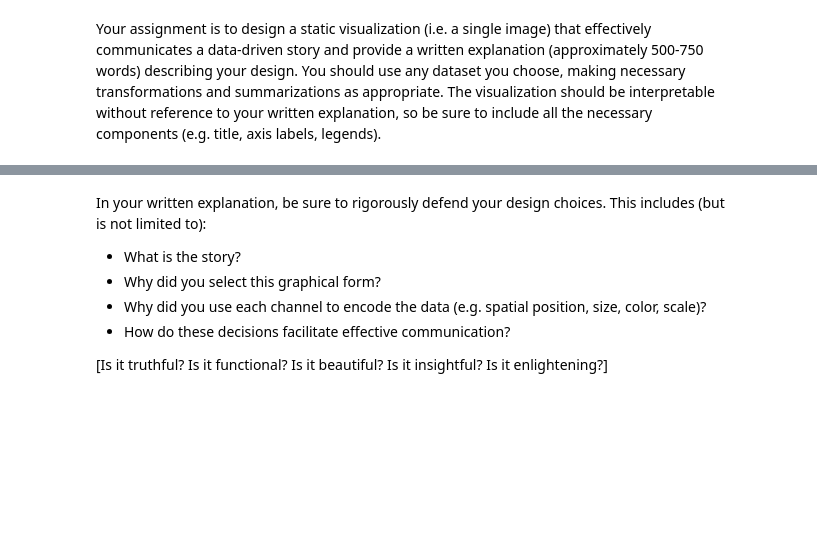
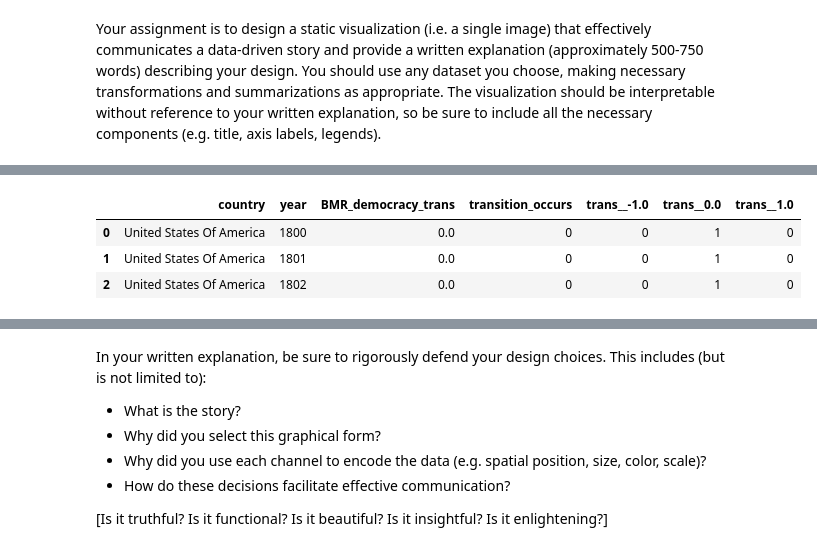
Before and after one commit to sanittawan/hw03-1, a Jupyter notebook: Tan_Sanittawan_hw03_part2.ipynb, the cells around one changed output, grey strips where cells are left out. Saved outputs shown, nothing was run; the diff lists cells and outputs as text; code cells hidden in the pictures; blank space fills up the shorter version.

```diff
--- a/Tan_Sanittawan_hw03_part2.ipynb
+++ b/Tan_Sanittawan_hw03_part2.ipynb
@@ -10,0 +90,7 @@ Your assignment is to design a static visualization (i.e. a single image) that e
+# %%
+bmr_trans_final.head(3)
+# %% [output]
+|  | country | year | BMR_democracy_trans | transition_occurs | trans__-1.0 | trans__0.0 | trans__1.0 |
+| 0 | United States Of America | 1800 | 0.0 | 0 | 0 | 1 | 0 |
+| 1 | United States Of America | 1801 | 0.0 | 0 | 0 | 1 | 0 |
+| 2 | United States Of America | 1802 | 0.0 | 0 | 0 | 1 | 0 |
```
Also changed, not shown: parts of 36 cells of this notebook, 1 other file.
